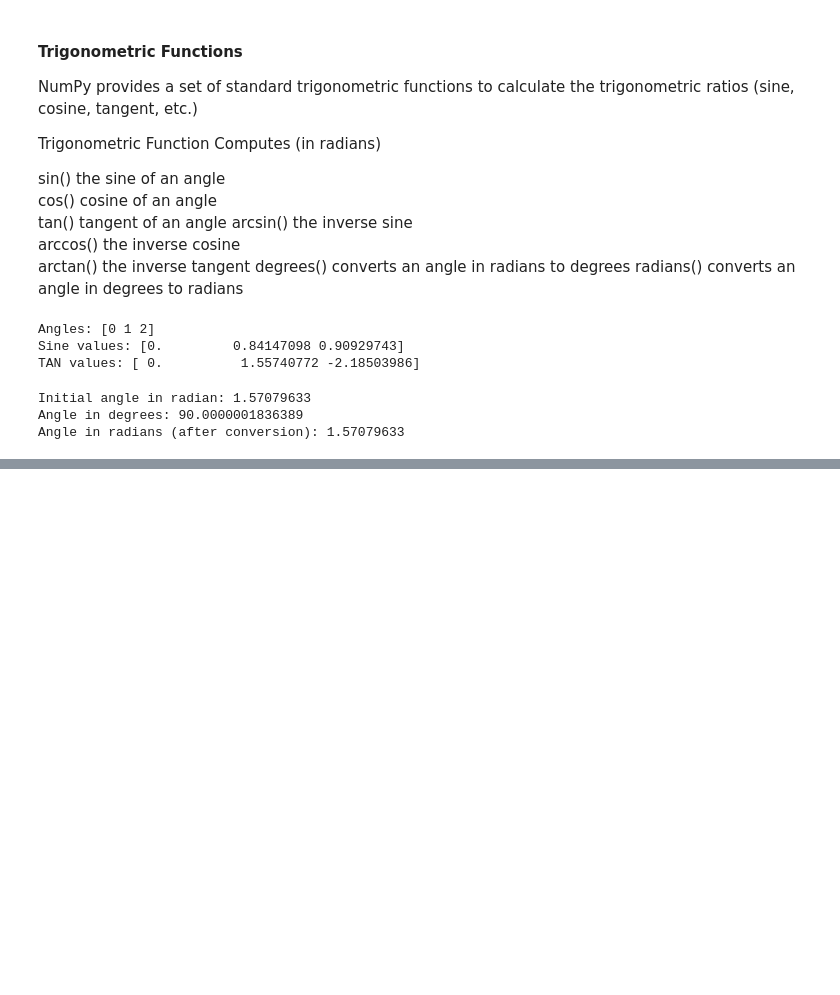
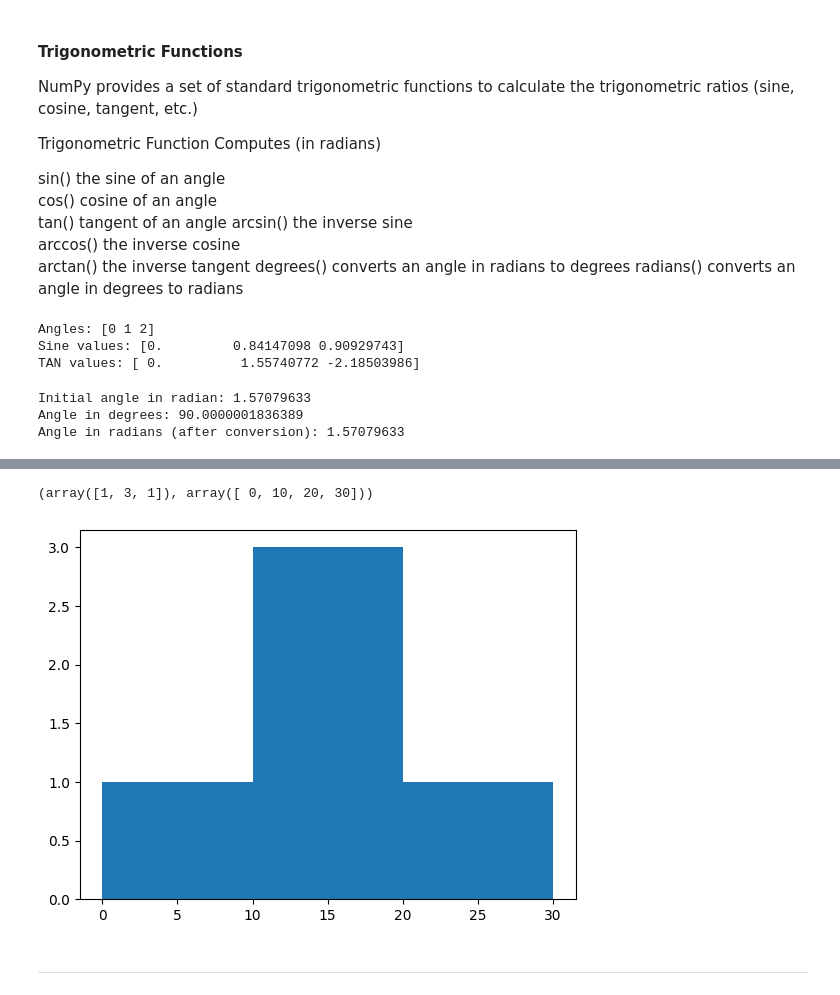
Before and after one commit to Nagendar23/Python-Libraries, a Jupyter notebook: numpy.ipynb, the cells around one changed output, grey strips where cells are left out. Drawn from its saved outputs; the diff is of its cells as text; code cells hidden in the pictures; blank space fills up the shorter version.

Commit message:
Learnt upto Interpolation topic in Numpy

```diff
--- a/numpy.ipynb
+++ b/numpy.ipynb
@@ -1335,0 +1823,14 @@ Angle in radians (after conversion): 1.57079633
+# %%
+import numpy as np
+import matplotlib.pyplot as plt
+data =np.array([5,10,15,18,20])
+bins=[0,10,20,30]
+histo = np.histogram(data,bins)
+print(histo)
+plt.hist(data,bins)
+plt.show()
+# %% [output]
+(array([1, 3, 1]), array([ 0, 10, 20, 30]))
+[figure, added]
+# %% [markdown]
+___________________________________________________________________________________________________________________________________________
```
Also changed, not shown: parts of 64 cells of this notebook.
